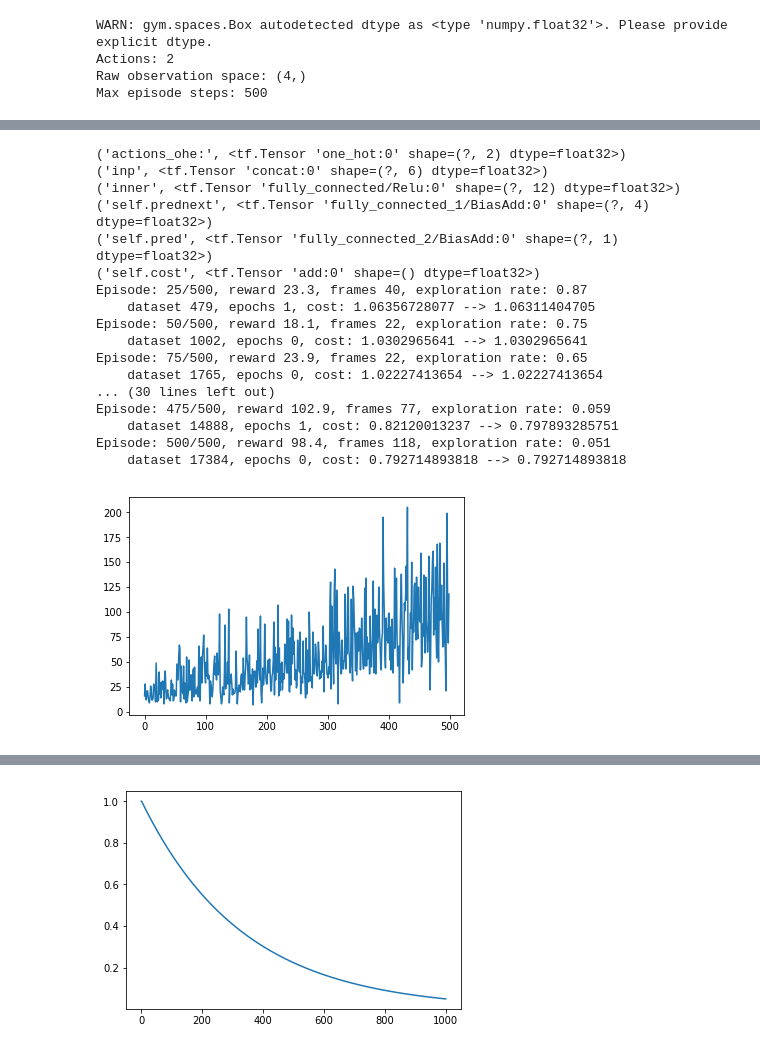
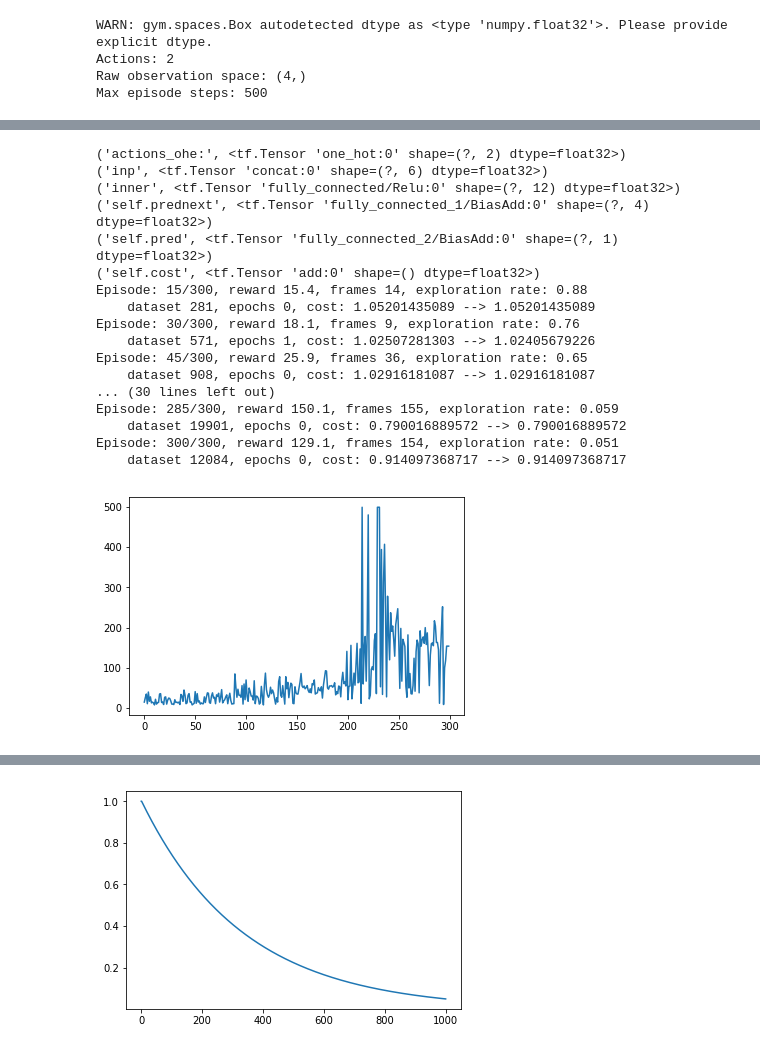
Before and after one commit to omikad/studying-ml, a Jupyter notebook: RL2/Experiments.ipynb, the cells around one changed output, grey strips where cells are left out. Saved outputs shown, nothing was run; the diff lists cells and outputs as text; code cells hidden in the pictures.

```diff
--- a/RL2/Experiments.ipynb
+++ b/RL2/Experiments.ipynb
@@ -60,6 +57,7 @@ class LearningParameters:
         self.max_memory_size = 100000
         self.episodes_between_think = 1
         self.episodes_warmup = 5
+        self.show_output_count = 20
 
         self.gamma = 0.95                # rewards discount rate
         self.epsilon = 1.0               # exploration rate
@@ -136,7 +134,8 @@ def train(session, env, agent, params):
             frame, state, action, _, next_state = replays[i]
             agent.remember(state, action, episode_rewards[i], next_state, frame)
 
-        if (episode + 1) % max(1, (params.episodes_count / 20)) == 0:
+        if params.show_output_count is not None and \
+            (episode + 1) % max(1, (params.episodes_count / params.show_output_count)) == 0:
             print("Episode: {}/{}, reward {}, frames {}, exploration rate: {:.2}".format(
                 episode + 1,
                 params.episodes_count,
@@ -516,47 +471,47 @@ DqnAgentModified(params)
 # %%
 tf.reset_default_graph()
 
-params = LearningParameters(env, env.reset(), episodes_count=500)
+params = LearningParameters(env, env.reset(), episodes_count=300)
 params.max_frame_in_episode = min(params.max_frame_in_episode, 500)
 params.learning_rate = 0.1
 params.epsilon_min = 0.05
 params.max_memory_size = 10000
 params.pong_reset_discounted_reward = False
 params.reward_is_time = False
 params.discount_rewards = True
 params.normalize_rewards = True
 agent = DqnAgentPredictFuture(params)
 
 # Train on GPU
 config = tf.ConfigProto(log_device_placement=True)
 config.gpu_options.per_process_gpu_memory_fraction=0.7
 config.operation_timeout_in_ms=60000
 
 # Train on CPU
 # config = tf.ConfigProto(device_count = {'GPU': 0})
 
 with tf.Session(config=config) as session:
     session.run(tf.global_variables_initializer())
 
     agent, rewards = train(session, env, agent, params)
 
     plt.plot(rewards)
 # %% [output]
 ('actions_ohe:', <tf.Tensor 'one_hot:0' shape=(?, 2) dtype=float32>)
 ('inp', <tf.Tensor 'concat:0' shape=(?, 6) dtype=float32>)
 ('inner', <tf.Tensor 'fully_connected/Relu:0' shape=(?, 12) dtype=float32>)
 ('self.prednext', <tf.Tensor 'fully_connected_1/BiasAdd:0' shape=(?, 4) dtype=float32>)
 ('self.pred', <tf.Tensor 'fully_connected_2/BiasAdd:0' shape=(?, 1) dtype=float32>)
 ('self.cost', <tf.Tensor 'add:0' shape=() dtype=float32>)
-Episode: 25/500, reward 23.3, frames 40, exploration rate: 0.87
-    dataset 479, epochs 1, cost: 1.06356728077 --> 1.06311404705
-Episode: 50/500, reward 18.1, frames 22, exploration rate: 0.75
-    dataset 1002, epochs 0, cost: 1.0302965641 --> 1.0302965641
-Episode: 75/500, reward 23.9, frames 22, exploration rate: 0.65
-    dataset 1765, epochs 0, cost: 1.02227413654 --> 1.02227413654
+Episode: 15/300, reward 15.4, frames 14, exploration rate: 0.88
+    dataset 281, epochs 0, cost: 1.05201435089 --> 1.05201435089
+Episode: 30/300, reward 18.1, frames 9, exploration rate: 0.76
+    dataset 571, epochs 1, cost: 1.02507281303 --> 1.02405679226
+Episode: 45/300, reward 25.9, frames 36, exploration rate: 0.65
+    dataset 908, epochs 0, cost: 1.02916181087 --> 1.02916181087
 ... (30 lines left out)
-Episode: 475/500, reward 102.9, frames 77, exploration rate: 0.059
-    dataset 14888, epochs 1, cost: 0.82120013237 --> 0.797893285751
-Episode: 500/500, reward 98.4, frames 118, exploration rate: 0.051
-    dataset 17384, epochs 0, cost: 0.792714893818 --> 0.792714893818
+Episode: 285/300, reward 150.1, frames 155, exploration rate: 0.059
+    dataset 19901, epochs 0, cost: 0.790016889572 --> 0.790016889572
+Episode: 300/300, reward 129.1, frames 154, exploration rate: 0.051
+    dataset 12084, epochs 0, cost: 0.914097368717 --> 0.914097368717
-[figure, old version]
+[figure, new version]
```
Also changed, not shown: parts of 8 cells of this notebook, 3 other files.
